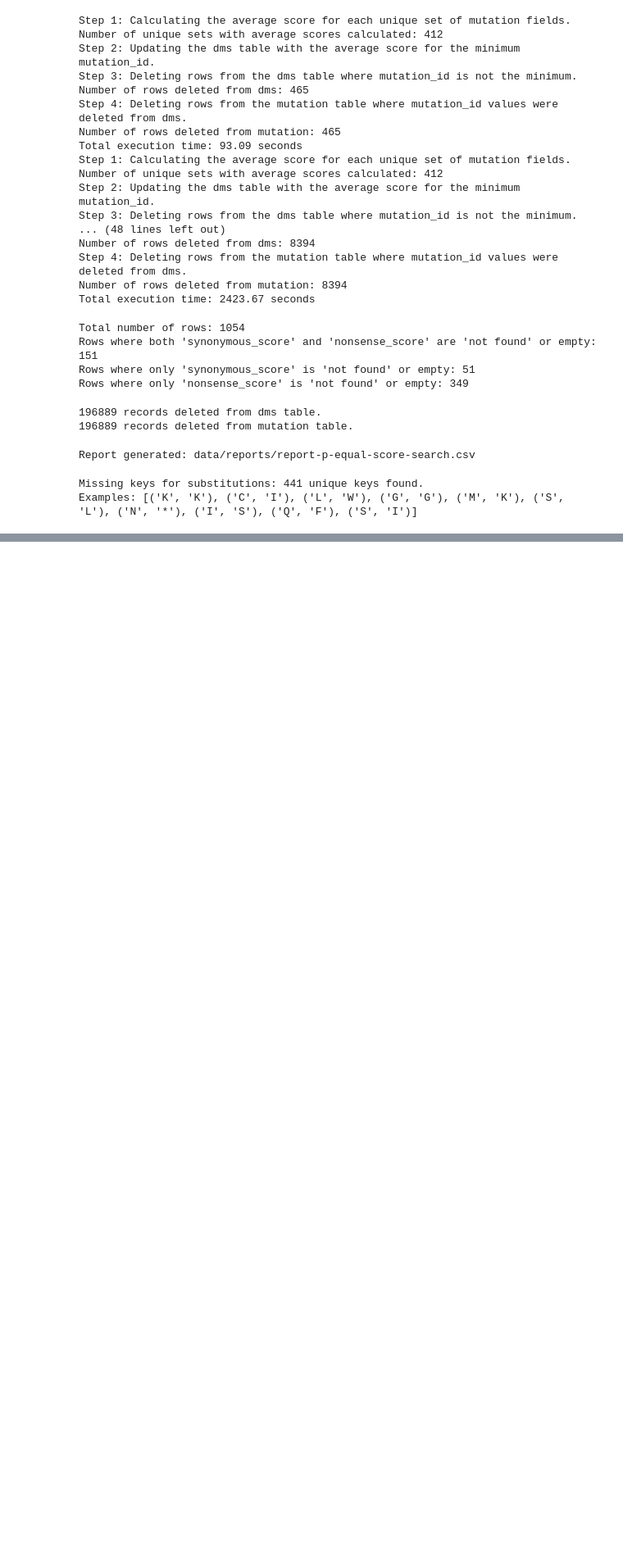
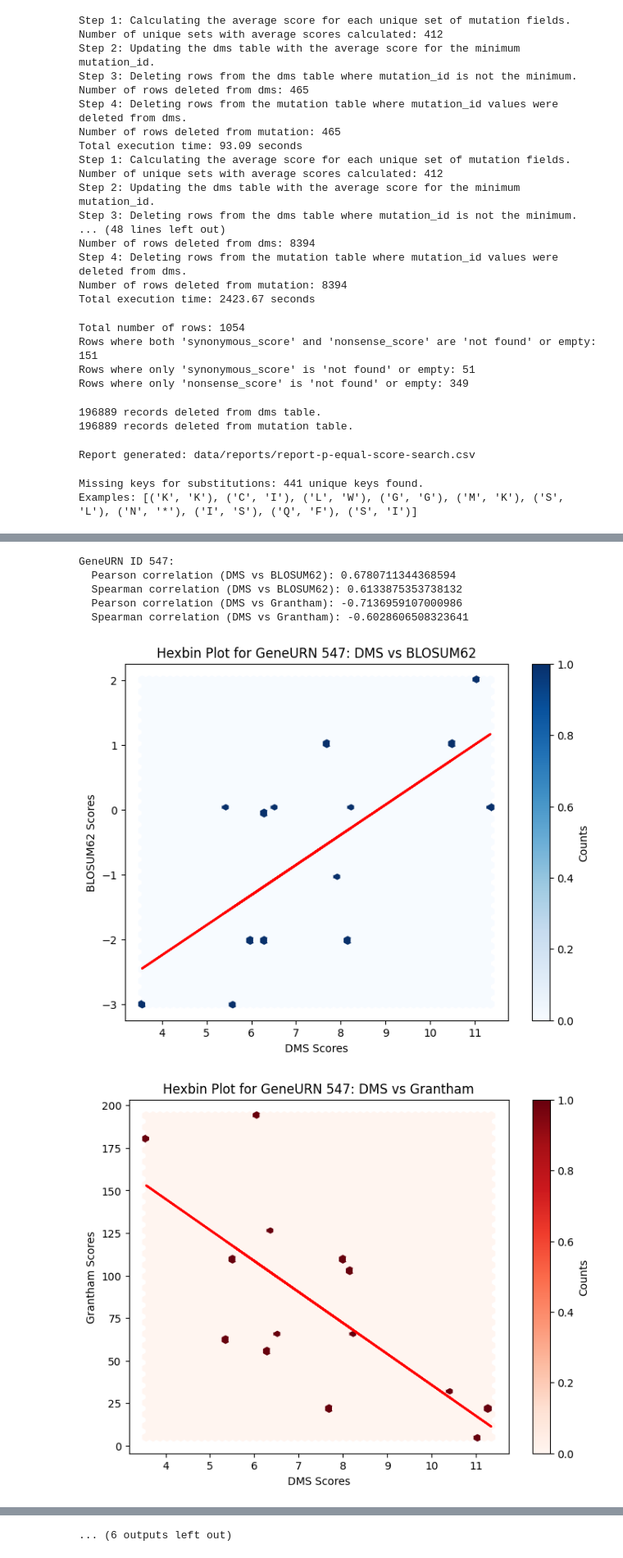
Before and after one commit to PlushZ/msa-dms-analyzer, a Jupyter notebook: postgres_setup.ipynb, the cells around one changed output, grey strips where cells are left out. Shown at 82% size. Saved outputs shown, nothing was run; the diff lists cells and outputs as text; code cells hidden in the pictures; blank space fills up the shorter version.

```diff
--- a/postgres_setup.ipynb
+++ b/postgres_setup.ipynb
@@ -1463,0 +1346,15 @@ Examples: [('K', 'K'), ('C', 'I'), ('L', 'W'), ('G', 'G'), ('M', 'K'), ('S', 'L'
+# %%
+calculate_and_plot_correlations(gene_urn_id=547, plotonly=True)
+calculate_and_plot_correlations(gene_urn_id=206, plotonly=True)
+calculate_and_plot_correlations(gene_urn_id=156, plotonly=True)
+calculate_and_plot_correlations(gene_urn_id=148, plotonly=True)
+calculate_and_plot_correlations(gene_urn_id=207, plotonly=True)
+calculate_and_plot_correlations(gene_urn_id=195, plotonly=True)
+# %% [output]
+GeneURN ID 547:
+  Pearson correlation (DMS vs BLOSUM62): 0.6780711344368594
+  Spearman correlation (DMS vs BLOSUM62): 0.6133875353738132
+  Pearson correlation (DMS vs Grantham): -0.7136959107000986
+  Spearman correlation (DMS vs Grantham): -0.6028606508323641
+[figure, added]
+[figure, added]
@@ -1463,0 +1382 @@ Examples: [('K', 'K'), ('C', 'I'), ('L', 'W'), ('G', 'G'), ('M', 'K'), ('S', 'L'
+... (6 outputs left out)
```
Also changed, not shown: parts of 20 cells of this notebook, 4 other files.
